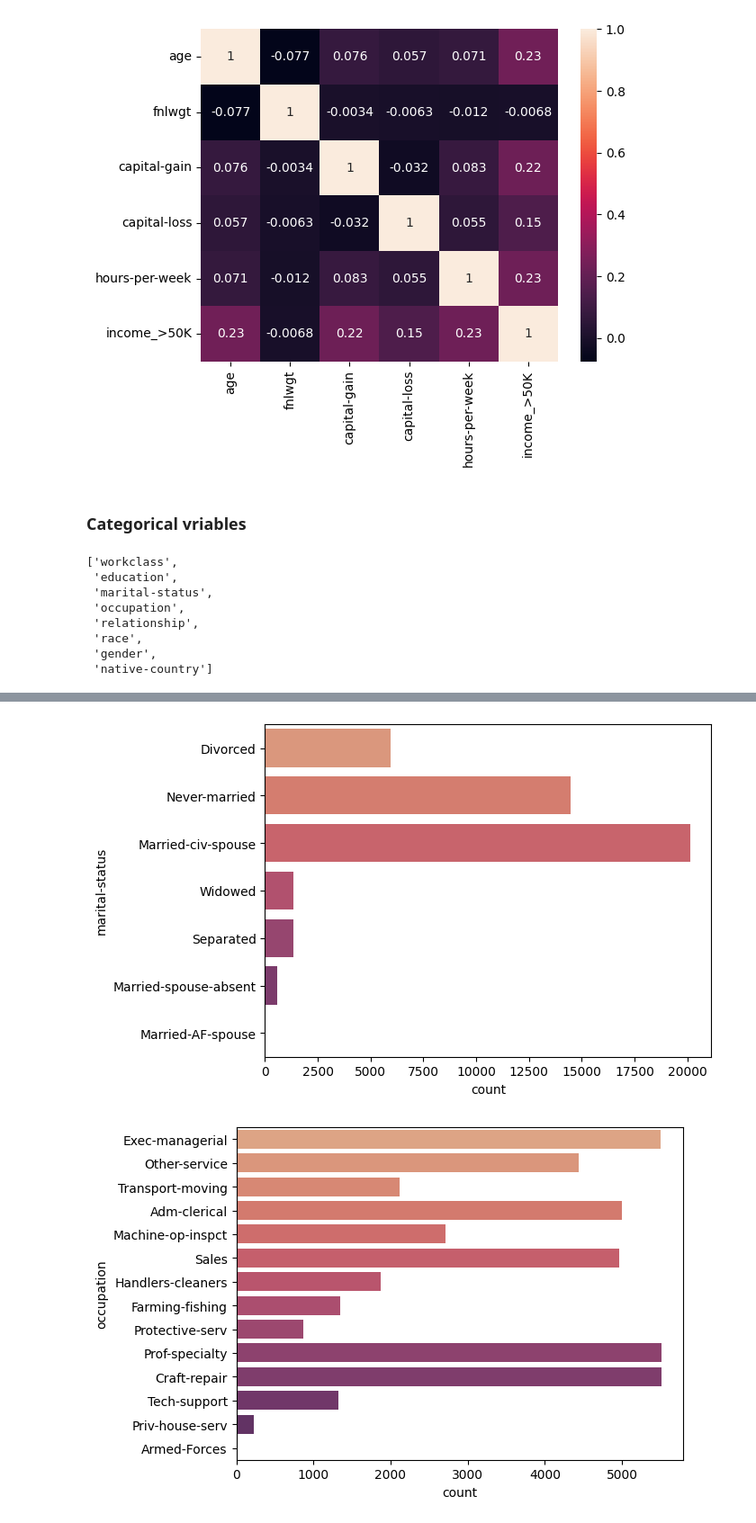
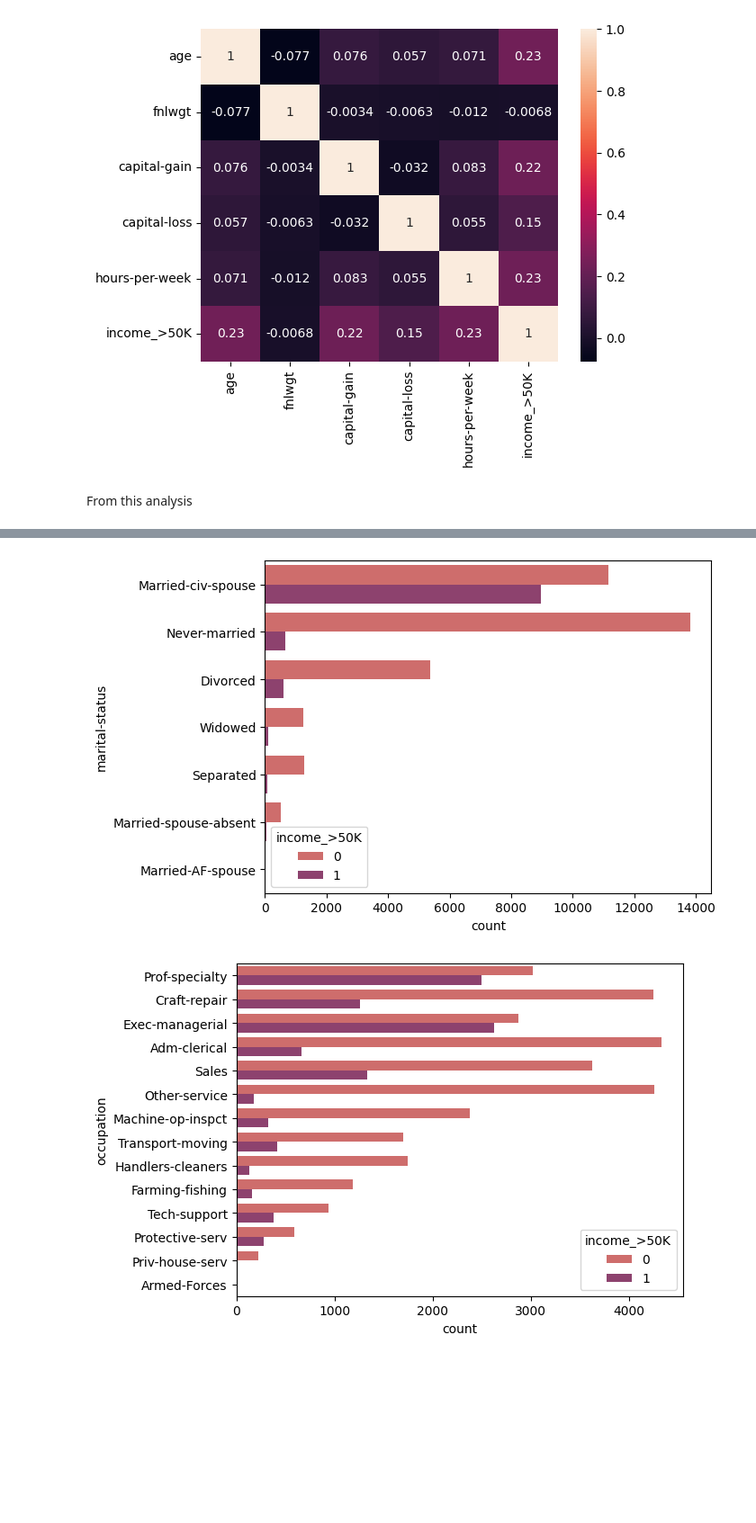
Before and after one commit to clapelosi/income_50, a Jupyter notebook: code/Exploration.ipynb, the cells around one changed output, grey strips where cells are left out. Shown at 90% size. Cells and saved outputs as stored; diff of their text form; code cells hidden in the pictures; blank space fills up the shorter version.

Commit message:
add update of Exploratory Data Analysis notebook 16:02

```diff
--- a/code/Exploration.ipynb
+++ b/code/Exploration.ipynb
@@ -145,24 +146,21 @@ sns.heatmap(df_train.select_dtypes('int64').corr(), annot = True)
 # %% [output]
 <AxesSubplot: >
 [figure]
-# %% [markdown]
-### Categorical vriables
-# %%
-df_train.select_dtypes('object').columns.tolist()
-# %% [output]
-['workclass',
- 'education',
- 'marital-status',
- 'occupation',
- 'relationship',
- 'race',
- 'gender',
- 'native-country']
+# %% [markdown]
+From this analysis
 # %%
-cols = df_train.select_dtypes('object').columns.tolist()
+cols = df_train.select_dtypes('object').columns.tolist()[:-2]
+#df_train['income_>50K'].astype('string')
 for i in range(len(cols)):
     if cols[i] == 'native-country':
-        plt.figure(figsize = (10, 20))
-    sns.countplot(df_train.select_dtypes('object'), y = cols[i], palette = 'flare')
+        sns.countplot(df_train,
+                      y = cols[i], palette = 'flare',
+                      order= df_train.select_dtypes('object')[cols[i]].value_counts().index)
+    else:
+        sns.countplot(df_train,
+                      y = cols[i],
+                      palette = 'flare',
+                      order= df_train.select_dtypes('object')[cols[i]].value_counts().index,
+                      hue = 'income_>50K')
     plt.show()
 # %% [output]
@@ -171,2 +169,2 @@ for i in range(len(cols)):
-[figure, old version]
+[figure, new version]
-[figure, old version]
+[figure, new version]
```
Also changed, not shown: parts of 2 cells of this notebook.
